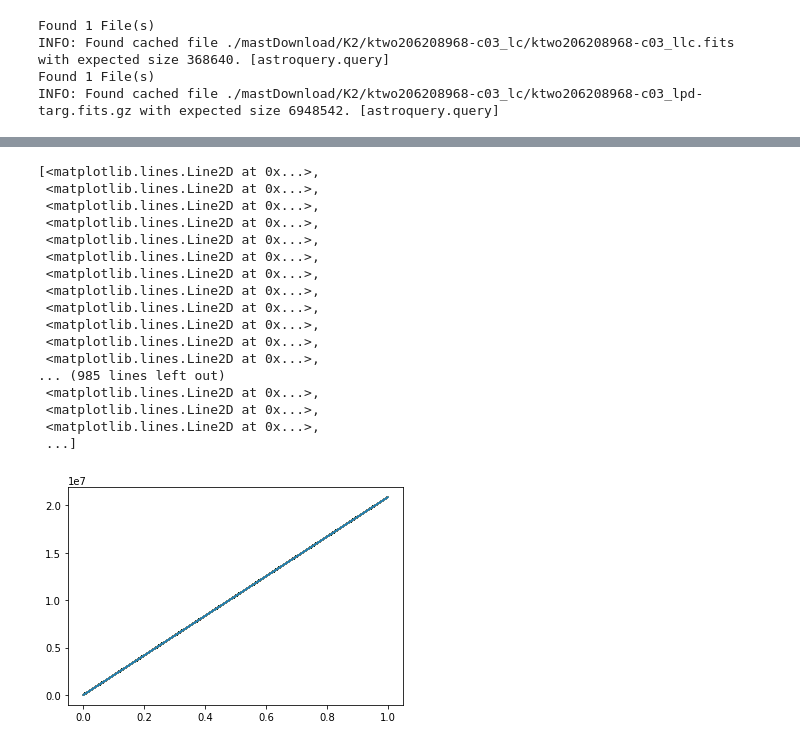
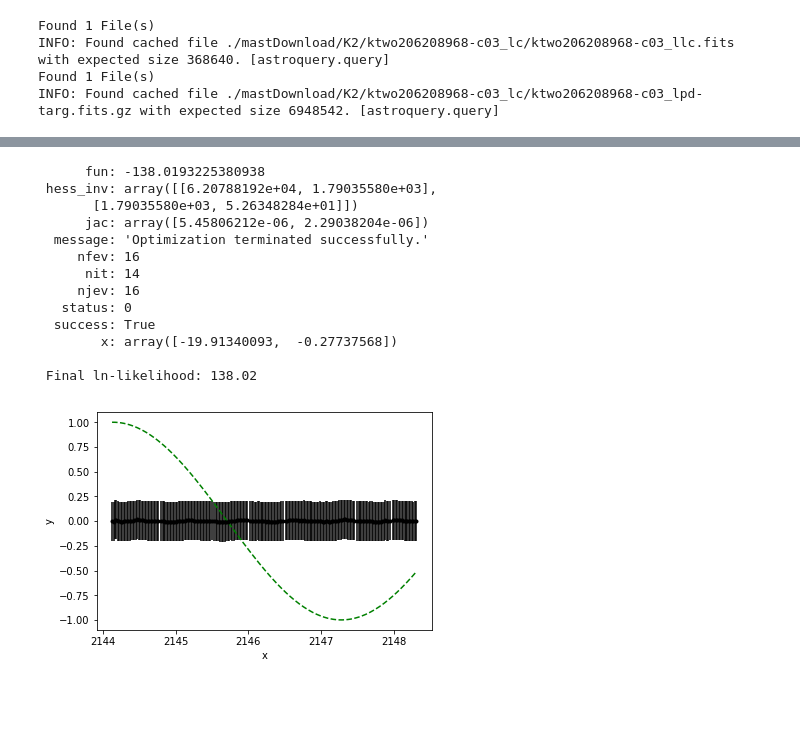
Before and after one commit to dennisafa/k2Flares, a Jupyter notebook: id206208968K2.ipynb, the cells around one changed output, grey strips where cells are left out. Drawn from its saved outputs; the diff is of its cells as text; code cells hidden in the pictures; blank space fills up the shorter version.

```diff
--- a/id206208968K2.ipynb
+++ b/id206208968K2.ipynb
@@ -54,12 +58,11 @@ from scipy.optimize import minimize
 
 def neg_ln_like(p):
     gp.set_parameter_vector(p)
-    return gp.log_likelihood(y)
+    return -gp.log_likelihood(y)
 
 def grad_neg_ln_like(p):
     gp.set_parameter_vector(p)
-    return gp.grad_log_likelihood(y)
-
+    return -gp.grad_log_likelihood(y)
 
 
 result = minimize(neg_ln_like, gp.get_parameter_vector(), jac=grad_neg_ln_like)
@@ -67,24 +70,29 @@ print(result)
 
 gp.set_parameter_vector(result.x)
 print("\n Final ln-likelihood: {0:.2f}".format(gp.log_likelihood(y)))
+# %% [output]
+      fun: -138.0193225380938
+ hess_inv: array([[6.20788192e+04, 1.79035580e+03],
+       [1.79035580e+03, 5.26348284e+01]])
+      jac: array([5.45806212e-06, 2.29038204e-06])
+  message: 'Optimization terminated successfully.'
+     nfev: 16
+      nit: 14
+     njev: 16
+   status: 0
+  success: True
+        x: array([-19.91340093,  -0.27737568])
+
+ Final ln-likelihood: 138.02
-# %%
-pl.plot(predVar)
-# %% [output]
-[<matplotlib.lines.Line2D at 0x...>,
- <matplotlib.lines.Line2D at 0x...>,
- <matplotlib.lines.Line2D at 0x...>,
- <matplotlib.lines.Line2D at 0x...>,
- <matplotlib.lines.Line2D at 0x...>,
- <matplotlib.lines.Line2D at 0x...>,
- <matplotlib.lines.Line2D at 0x...>,
- <matplotlib.lines.Line2D at 0x...>,
- <matplotlib.lines.Line2D at 0x...>,
- <matplotlib.lines.Line2D at 0x...>,
- <matplotlib.lines.Line2D at 0x...>,
- <matplotlib.lines.Line2D at 0x...>,
-... (985 lines left out)
- <matplotlib.lines.Line2D at 0x...>,
- <matplotlib.lines.Line2D at 0x...>,
- <matplotlib.lines.Line2D at 0x...>,
- ...]
-[figure, removed]
+# %%
+pred, pred_var = gp.predict(y, x_pred, return_var=True)
+
+pl.fill_between(x_pred, pred - np.sqrt(pred_var), pred + np.sqrt(pred_var),
+                color="k", alpha=0.2)
+pl.plot(x_pred, pred, "k", lw=1.5, alpha=0.5)
+pl.errorbar(x, y, yerr=yerr, fmt=".k", capsize=0)
+pl.plot(x_pred, np.sin(x_pred), "--g")
+pl.xlabel("x")
+pl.ylabel("y");
+# %% [output]
+[figure, added]
```
Also changed, not shown: parts of 4 cells of this notebook.
